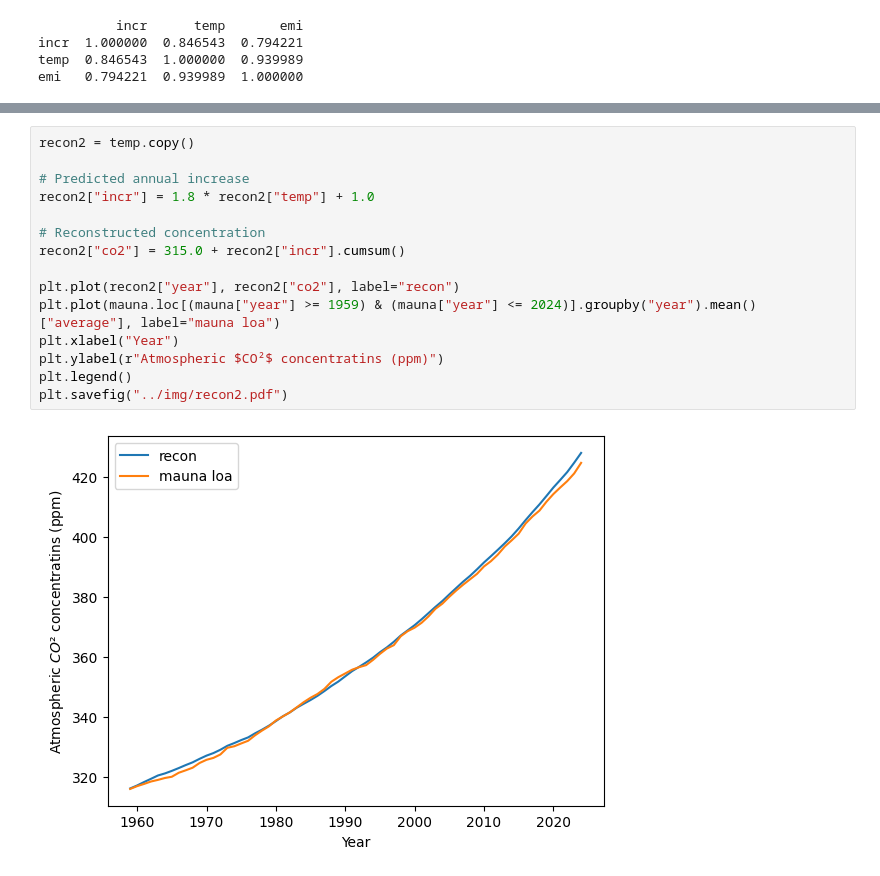
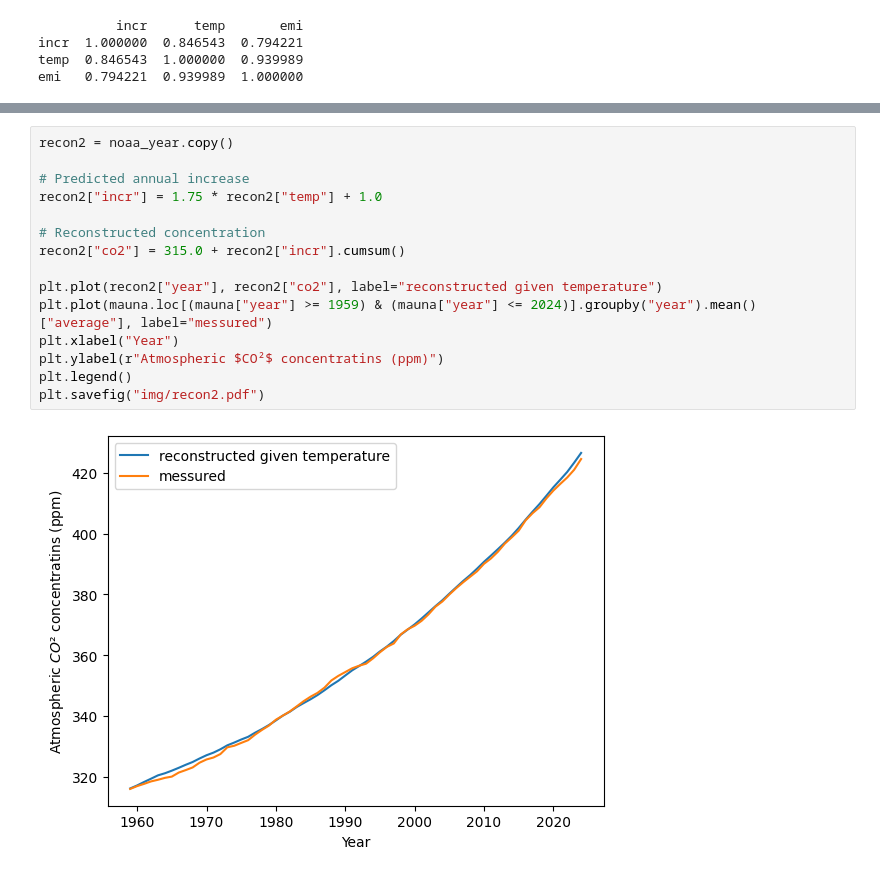
Before and after one commit to johanmon/Carbon, a Jupyter notebook: src/carbon.ipynb, the cells around one changed output, grey strips where cells are left out. Saved outputs shown, nothing was run; the diff lists cells and outputs as text.

```diff
--- a/src/carbon.ipynb
+++ b/src/carbon.ipynb
@@ -517,17 +540,17 @@ plt.savefig("../img/recon1.pdf")
 # %%
-recon2 = temp.copy()
+recon2 = noaa_year.copy()
 
 # Predicted annual increase
-recon2["incr"] = 1.8 * recon2["temp"] + 1.0
+recon2["incr"] = 1.75 * recon2["temp"] + 1.0
 
 # Reconstructed concentration
 recon2["co2"] = 315.0 + recon2["incr"].cumsum()
 
-plt.plot(recon2["year"], recon2["co2"], label="recon")
-plt.plot(mauna.loc[(mauna["year"] >= 1959) & (mauna["year"] <= 2024)].groupby("year").mean()["average"], label="mauna loa")
+plt.plot(recon2["year"], recon2["co2"], label="reconstructed given temperature")
+plt.plot(mauna.loc[(mauna["year"] >= 1959) & (mauna["year"] <= 2024)].groupby("year").mean()["average"], label="messured")
 plt.xlabel("Year")
 plt.ylabel(r"Atmospheric $CO²$ concentratins (ppm)")
 plt.legend()
-plt.savefig("../img/recon2.pdf")
+plt.savefig("img/recon2.pdf")
 # %% [output]
-[figure, old version]
+[figure, new version]
```
Also changed, not shown: parts of 27 cells of this notebook, 38 other files.
